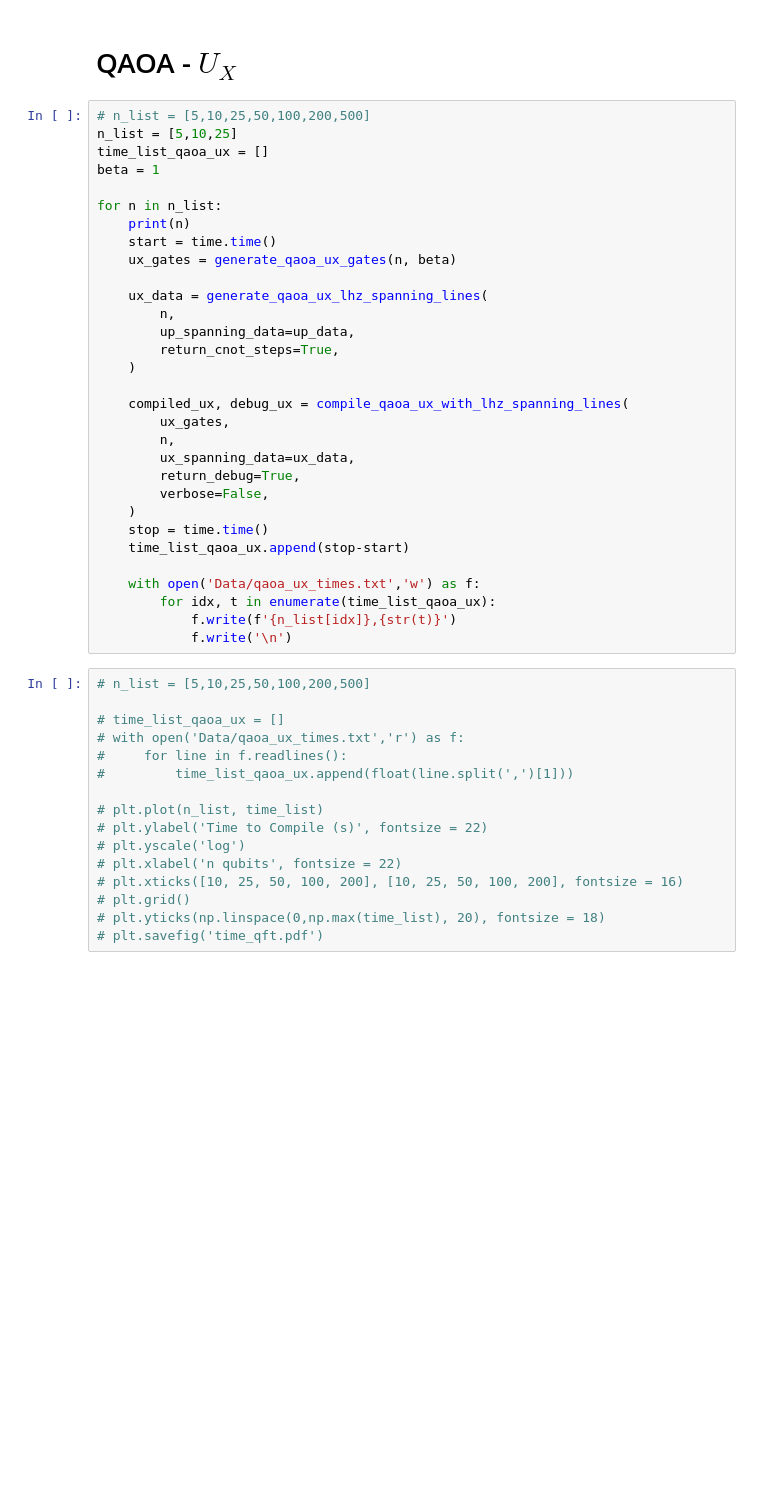
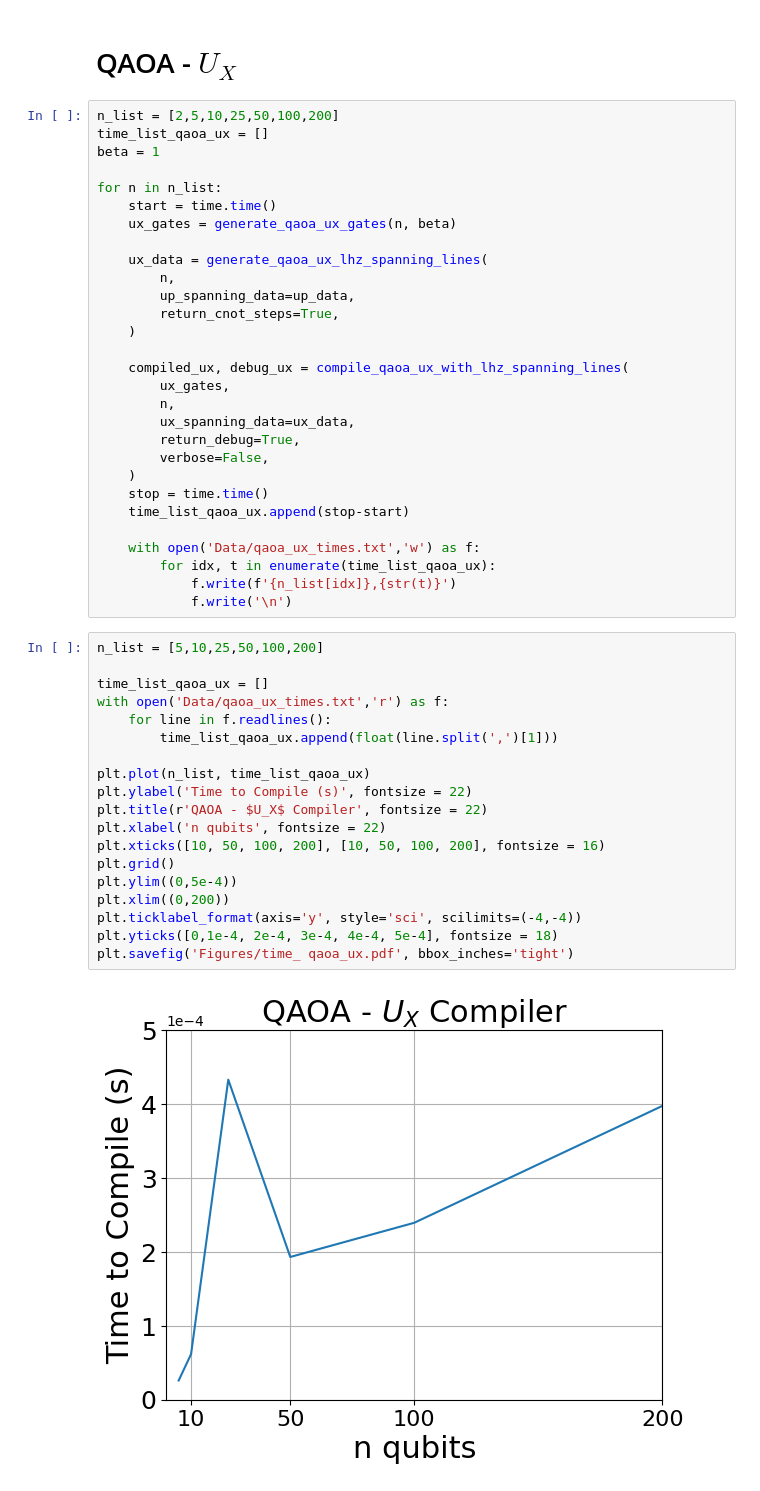
Before and after one commit to fghisoni/SWAPlessCompiler, a Jupyter notebook: Notebooks/Time_scaling.ipynb, the cells around one changed output. Cells and saved outputs as stored; diff of their text form; blank space fills up the shorter version.

```diff
--- a/Notebooks/Time_scaling.ipynb
+++ b/Notebooks/Time_scaling.ipynb
@@ -141,13 +150,11 @@ for n in n_list:
 # %% [markdown]
 # QAOA - $U_X$
 # %%
-# n_list = [5,10,25,50,100,200,500]
-n_list = [5,10,25]
+n_list = [2,5,10,25,50,100,200]
 time_list_qaoa_ux = []
 beta = 1
 
 for n in n_list:
-    print(n)
     start = time.time()
     ux_gates = generate_qaoa_ux_gates(n, beta)
 
@@ -172,18 +179,23 @@ for n in n_list:
             f.write(f'{n_list[idx]},{str(t)}')
             f.write('\n')
 # %%
-# n_list = [5,10,25,50,100,200,500]
+n_list = [5,10,25,50,100,200]
 
-# time_list_qaoa_ux = []
-# with open('Data/qaoa_ux_times.txt','r') as f:
-#     for line in f.readlines():
-#         time_list_qaoa_ux.append(float(line.split(',')[1]))
+time_list_qaoa_ux = []
+with open('Data/qaoa_ux_times.txt','r') as f:
+    for line in f.readlines():
+        time_list_qaoa_ux.append(float(line.split(',')[1]))
 
-# plt.plot(n_list, time_list)
-# plt.ylabel('Time to Compile (s)', fontsize = 22)
-# plt.yscale('log')
-# plt.xlabel('n qubits', fontsize = 22)
-# plt.xticks([10, 25, 50, 100, 200], [10, 25, 50, 100, 200], fontsize = 16)
-# plt.grid()
-# plt.yticks(np.linspace(0,np.max(time_list), 20), fontsize = 18)
-# plt.savefig('time_qft.pdf')
+plt.plot(n_list, time_list_qaoa_ux)
+plt.ylabel('Time to Compile (s)', fontsize = 22)
+plt.title(r'QAOA - $U_X$ Compiler', fontsize = 22)
+plt.xlabel('n qubits', fontsize = 22)
+plt.xticks([10, 50, 100, 200], [10, 50, 100, 200], fontsize = 16)
+plt.grid()
+plt.ylim((0,5e-4))
+plt.xlim((0,200))
+plt.ticklabel_format(axis='y', style='sci', scilimits=(-4,-4))
+plt.yticks([0,1e-4, 2e-4, 3e-4, 4e-4, 5e-4], fontsize = 18)
+plt.savefig('Figures/time_ qaoa_ux.pdf', bbox_inches='tight')
+# %% [output]
+[figure, added]
```
Also changed, not shown: parts of 4 cells of this notebook, 5 other files.
